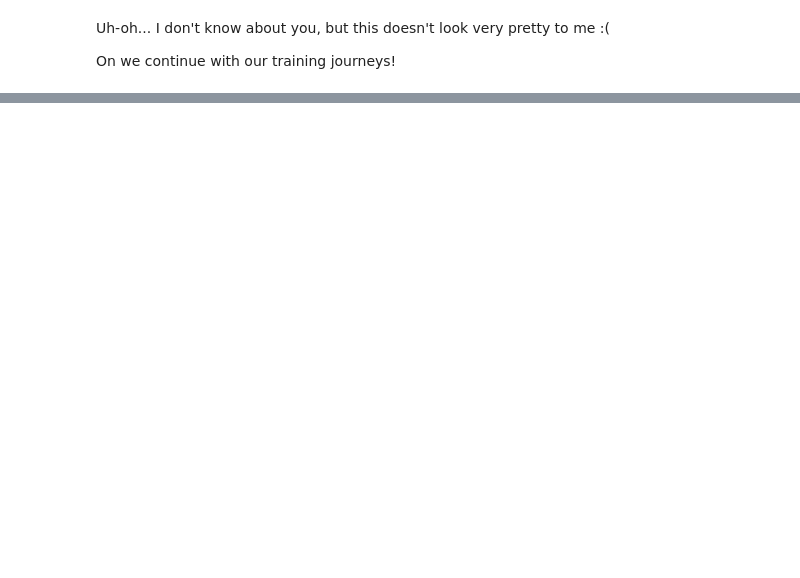
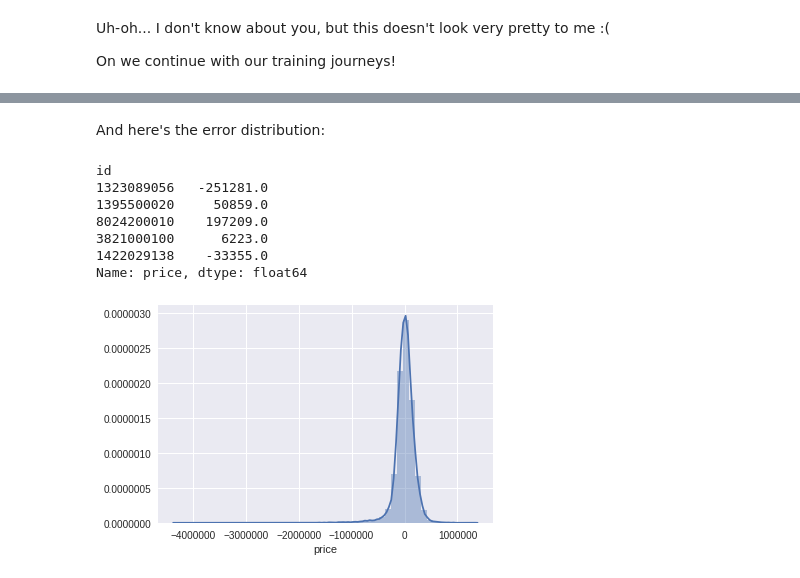
Before and after one commit to NickyMateev/Introduction-to-Machine-Learning-2017, a Jupyter notebook: Data Exploration/House Sales in King County/HouseSales.ipynb, the cells around one changed output, grey strips where cells are left out. Saved outputs shown, nothing was run; the diff lists cells and outputs as text; code cells hidden in the pictures; blank space fills up the shorter version.

```diff
--- a/Data Exploration/House Sales in King County/HouseSales.ipynb
+++ b/Data Exploration/House Sales in King County/HouseSales.ipynb
@@ -121,0 +134,17 @@ On we continue with our training journeys!
+# %% [markdown]
+And here's the error distribution:
+# %%
+differences = (predictions - y_train).round(0)
+
+print(differences[:5])
+
+sns.distplot(differences);
+# %% [output]
+id
+1323089056   -251281.0
+1395500020     50859.0
+8024200010    197209.0
+3821000100      6223.0
+1422029138    -33355.0
+Name: price, dtype: float64
+[figure, added]
```
Also changed, not shown: parts of 10 cells of this notebook.
